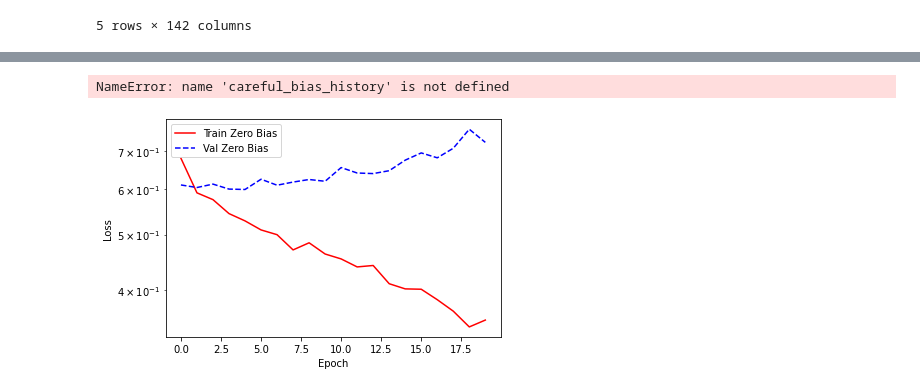
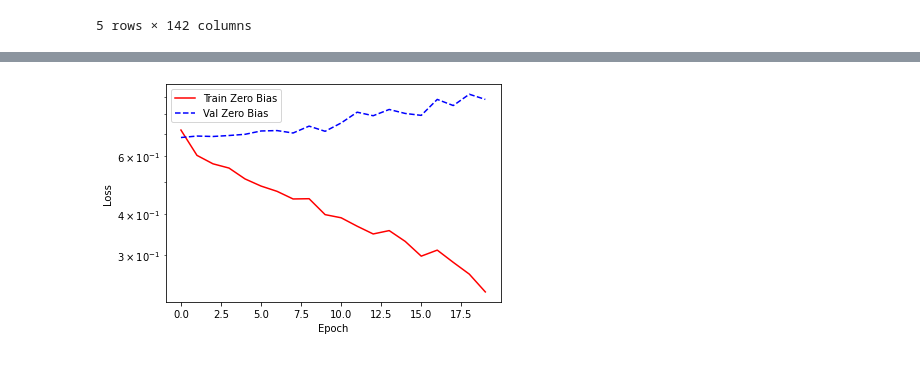
Before and after one commit to Oraff1/UFC-Predictor, a Jupyter notebook: UFC Preprocessing and modeling.ipynb, the cells around one changed output, grey strips where cells are left out. Drawn from its saved outputs; the diff is of its cells as text; code cells hidden in the pictures.

```diff
--- a/UFC Preprocessing and modeling.ipynb
+++ b/UFC Preprocessing and modeling.ipynb
@@ -97,3 +97,11 @@ R_age                           0
 R_stance                        0
 B_stance                        0
 dtype: int64
+# %%
+df_0 = df[df['Winner']==0]
+df_1 = df[df['Winner']==1]
+# %%
+df_0 = df_0.sample(n=1000)
+df_1 = df_1.sample(n=1000)
+df_both = df_0.append(df_1)
+df_both.shape
@@ -114,5 +124,5 @@ Examples:
 # %%
-train_df, test_df = train_test_split(df, test_size=0.2)
+train_df, test_df = train_test_split(df_both, test_size=0.2)
 train_df, val_df = train_test_split(train_df, test_size=0.2)
 
 train_labels = train_df.pop('Winner')
@@ -292,10 +302,8 @@ def plot_loss(history, label, n):
   plt.legend()
 # %%
 plot_loss(zero_bias_history, "Zero Bias", 0)
-plot_loss(careful_bias_history, "Careful Bias", 1)
 # %% [output]
-NameError: name 'careful_bias_history' is not defined
-[figure, old version]
+[figure, new version]
 # %%
 model = make_model()
 model.load_weights(initial_weights)
```
Also changed, not shown: parts of 22 cells of this notebook.
